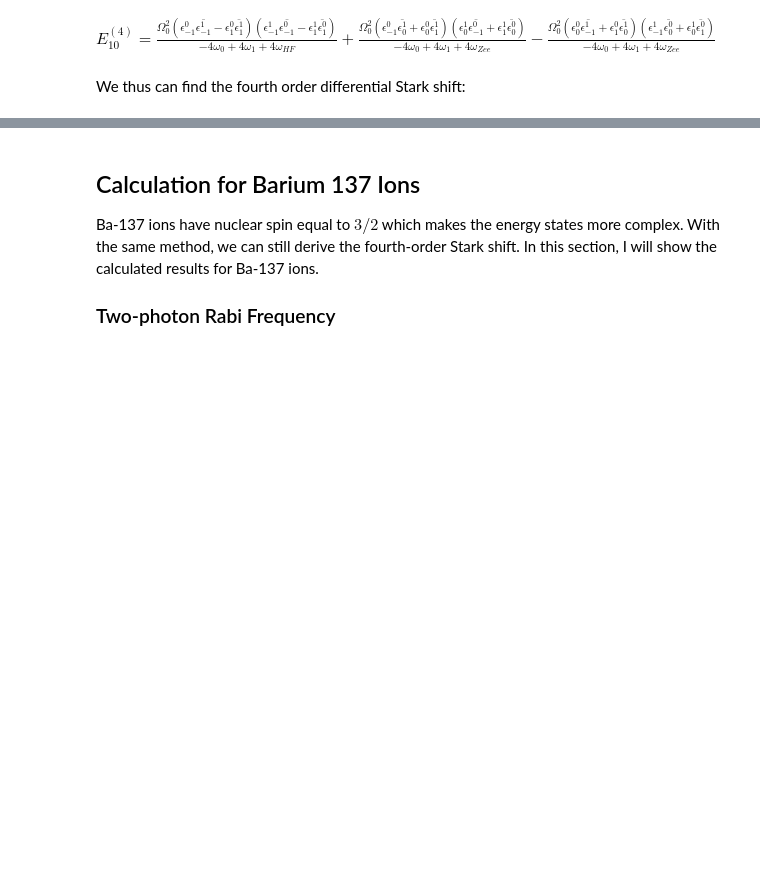
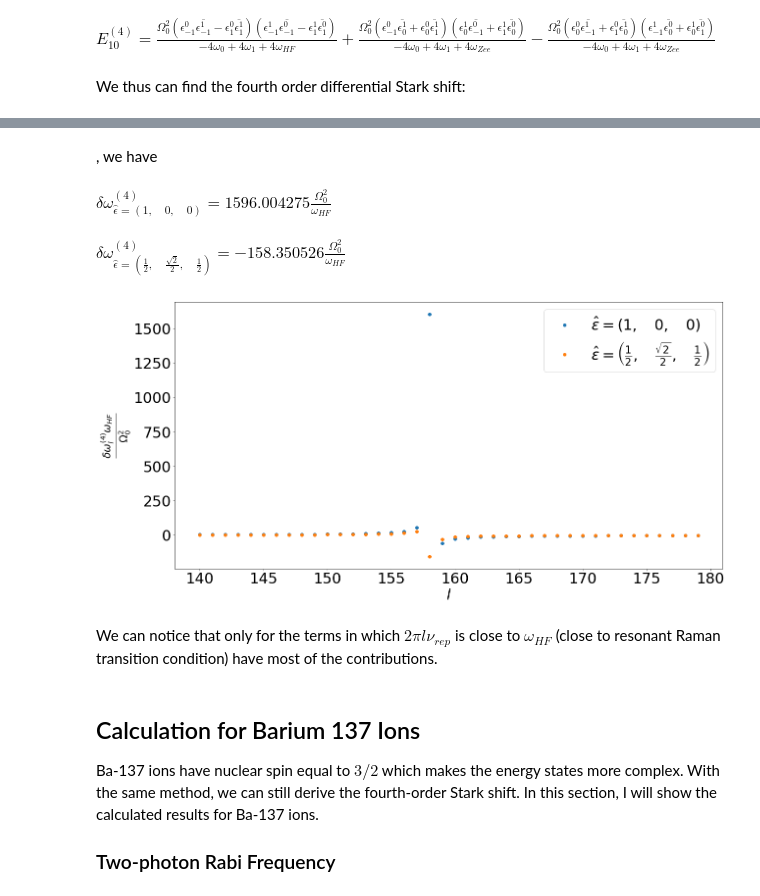
Before and after one commit to ldes89150/Fourth-order-Stark-shift, a Jupyter notebook: main.ipynb, the cells around one changed output, grey strips where cells are left out. Cells and saved outputs as stored; diff of their text form; code cells hidden in the pictures; blank space fills up the shorter version.

```diff
--- a/main.ipynb
+++ b/main.ipynb
@@ -391,0 +446,7 @@ $\delta \omega^{(4)}_{\hat{\epsilon}=(1,0,0)}=\frac{\Omega_{0}^{2}}{- 2 \omega_{
+# %%
+def d_denergy_comb_single_beam(pol):
+    return sub_polirization(domega_four,pol,pol)
+for pol in [(1,0,0),(Rational(1/2),1/sqrt(2),Rational(1/2)),(0,0,1)]:
+    display(Latex("$\delta \omega^{(4)}"+ "_{\hat{\epsilon}="+
+                  "({0},{1},{2})".format(latex(pol[0]),latex(pol[1]),latex(pol[2]))+
+                  "}="+latex(d_denergy_comb_single_beam(pol)) + "$"))
@@ -391,0 +462,14 @@ $\delta \omega^{(4)}_{\hat{\epsilon}=(1,0,0)}=\frac{\Omega_{0}^{2}}{- 2 \omega_{
+# %%
+nu = 80*mega
+tau_v = 15*pico
+k_list = np.arange(-1000,1001)
+omega_HF_val = 12.642821*giga*2*pi
+omega_zee_val = 7*mega*2*pi
+pols = [(1,0,0),(Rational(1/2),1/sqrt(2),Rational(1/2))]
+
+display(Math(r"\nu_{rep} = %.2f MHz" % (nu/mega)))
+display(Math(r"\tau = %.2f ps" % (tau_v/pico)))
+display(Math(r"\omega_{HF} = %.2f GHz" % (omega_HF_val/giga/2/pi)))
+display(Math(r"\omega_{Zee} = %.2f MHz" % (omega_zee_val/mega/2/pi)))
+display(Math(r"\hat{\epsilon} = %s" % (latex(pols))))
+l_vals = range(140,180)
@@ -392,3 +482,35 @@ $\delta \omega^{(4)}_{\hat{\epsilon}=(1,0,0)}=\frac{\Omega_{0}^{2}}{- 2 \omega_{
+# %% [markdown]
+, we have
+# %%
+plt.rcParams['figure.figsize'] = [20, 10]
+plt.rcParams.update({'font.size': 30})
+def analysis():
+    domega_four_term_sub = domega_four_term
+    domega_four_term_sub = domega_four_term_sub*omega_HF
+    domega_four_term_sub = domega_four_term_sub.subs(Omega_0, 1)
+    domega_four_term_sub = domega_four_term_sub.subs(nu_rep, nu)
+    domega_four_term_sub = domega_four_term_sub.subs(tau, tau_v)
+    domega_four_term_sub = domega_four_term_sub.subs(omega_Zee, omega_zee_val)
+    domega_four_term_sub = domega_four_term_sub.subs(omega_HF, omega_HF_val)
+    for pol in pols:
+        domega_four_term_sub_pol = sub_polirization(domega_four_term_sub,pol,pol)
+        domega_lterms = []
+        for l_val in l_vals:
+            domega_lterms.append(domega_four_term_sub_pol.subs(l,l_val).doit())
+        plt.plot(l_vals, domega_lterms, 'o', label = "$\hat{\epsilon} = %s$" % latex(pol))
+        display(Latex(r"$\delta \omega^{(4)}_{\hat{\epsilon} = %s } = " % latex(pol)+
+                      r"%f \frac{ \Omega_0^2 }{\omega_{HF}}$" % np.sum(domega_lterms)))
+    plt.xlabel(r'$l$')
+    plt.ylabel(r"$\frac{\delta \omega^{(4)}_l \omega_{HF} }{\Omega_0^2}$")
+    plt.legend()
+    plt.show()
+analysis()
+# %% [output]
+$\delta \omega^{(4)}_{\hat{\epsilon} = \left ( 1, \quad 0, \quad 0\right ) } = 1596.004275 \frac{ \Omega_0^2 }{\omega_{HF}}$
+$\delta \omega^{(4)}_{\hat{\epsilon} = \left ( \frac{1}{2}, \quad \frac{\sqrt{2}}{2}, \quad \frac{1}{2}\right ) } = -158.350526 \frac{ \Omega_0^2 }{\omega_{HF}}$
+[figure, added]
+# %% [markdown]
+We can notice that only for the terms in which $2 \pi l \nu_{rep}$ is close to $\omega_{HF}$ (close to resonant Raman transition condition) have most of the contributions.
 # %% [markdown]
 ## Calculation for Barium 137 Ions
 Ba-137 ions have nuclear spin equal to $3/2$ which makes the energy states more complex. With the same method, we can still derive the fourth-order Stark shift. In this section, I will show the calculated results for Ba-137 ions.
```
Also changed, not shown: parts of 37 cells of this notebook.
